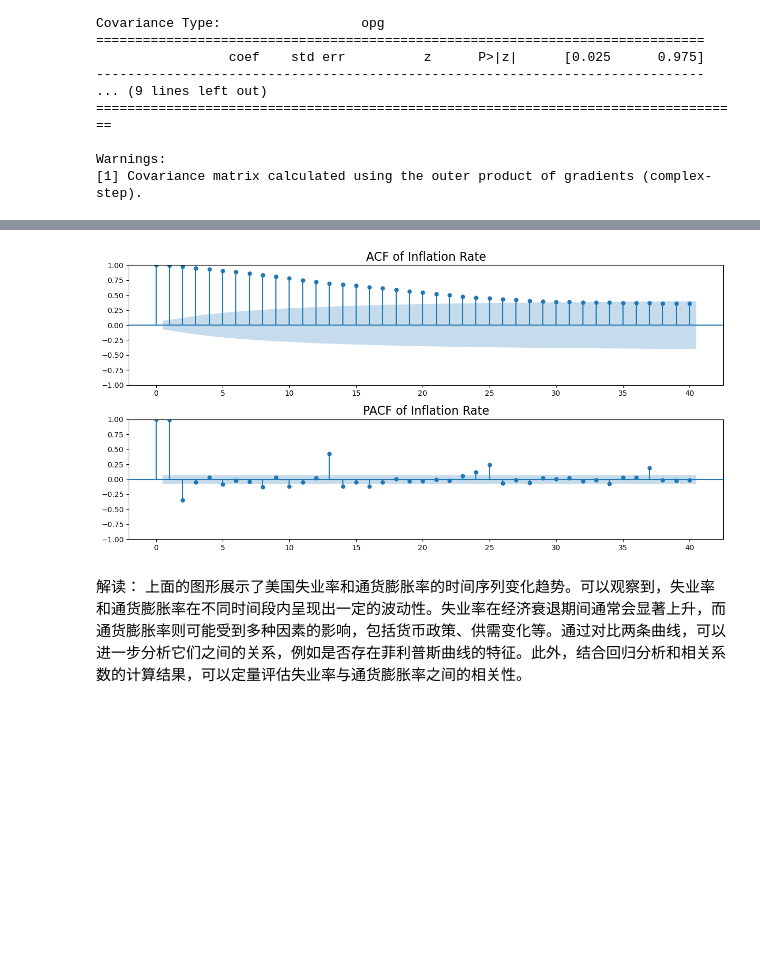
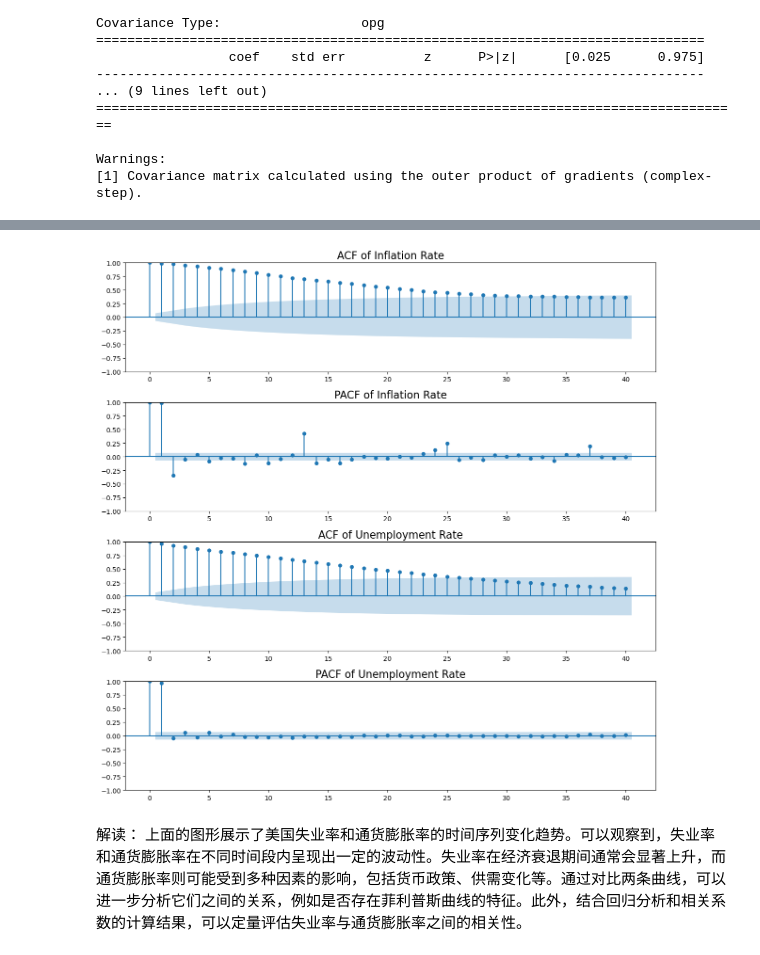
Before and after one commit to arlionn/dslian, a Jupyter notebook: body/TS_FRED_US_unemploy_rate.ipynb, the cells around one changed output, grey strips where cells are left out. Saved outputs shown, nothing was run; the diff lists cells and outputs as text; code cells hidden in the pictures; blank space fills up the shorter version.

```diff
--- a/body/TS_FRED_US_unemploy_rate.ipynb
+++ b/body/TS_FRED_US_unemploy_rate.ipynb
@@ -424,18 +479,31 @@ p-value: 0.0100
 # %%
 # 绘制 ACF 和 PACF 图
 from statsmodels.graphics.tsaplots import plot_acf, plot_pacf
 
-plt.figure(figsize=(12, 6))
-plt.subplot(2, 1, 1)
+plt.figure(figsize=(12, 12))
+
+# 通胀率的 ACF 和 PACF
+plt.subplot(4, 1, 1)
 plot_acf(df_CPI['Inflation Rate'].dropna(), lags=40, ax=plt.gca())
 plt.title('ACF of Inflation Rate', fontsize=16)
-plt.subplot(2, 1, 2)
+
+plt.subplot(4, 1, 2)
 plot_pacf(df_CPI['Inflation Rate'].dropna(), lags=40, ax=plt.gca())
 plt.title('PACF of Inflation Rate', fontsize=16)
+
+# 失业率的 ACF 和 PACF
+plt.subplot(4, 1, 3)
+plot_acf(df_unemp['UNRATE'].dropna(), lags=40, ax=plt.gca())
+plt.title('ACF of Unemployment Rate', fontsize=16)
+
+plt.subplot(4, 1, 4)
+plot_pacf(df_unemp['UNRATE'].dropna(), lags=40, ax=plt.gca())
+plt.title('PACF of Unemployment Rate', fontsize=16)
+
 plt.tight_layout()
 plt.show()
 # %% [output]
-[figure, old version]
+[figure, new version]
 # %% [markdown]
 解读：
 上面的图形展示了美国失业率和通货膨胀率的时间序列变化趋势。可以观察到，失业率和通货膨胀率在不同时间段内呈现出一定的波动性。失业率在经济衰退期间通常会显著上升，而通货膨胀率则可能受到多种因素的影响，包括货币政策、供需变化等。通过对比两条曲线，可以进一步分析它们之间的关系，例如是否存在菲利普斯曲线的特征。此外，结合回归分析和相关系数的计算结果，可以定量评估失业率与通货膨胀率之间的相关性。
```
Also changed, not shown: parts of 12 cells of this notebook.
